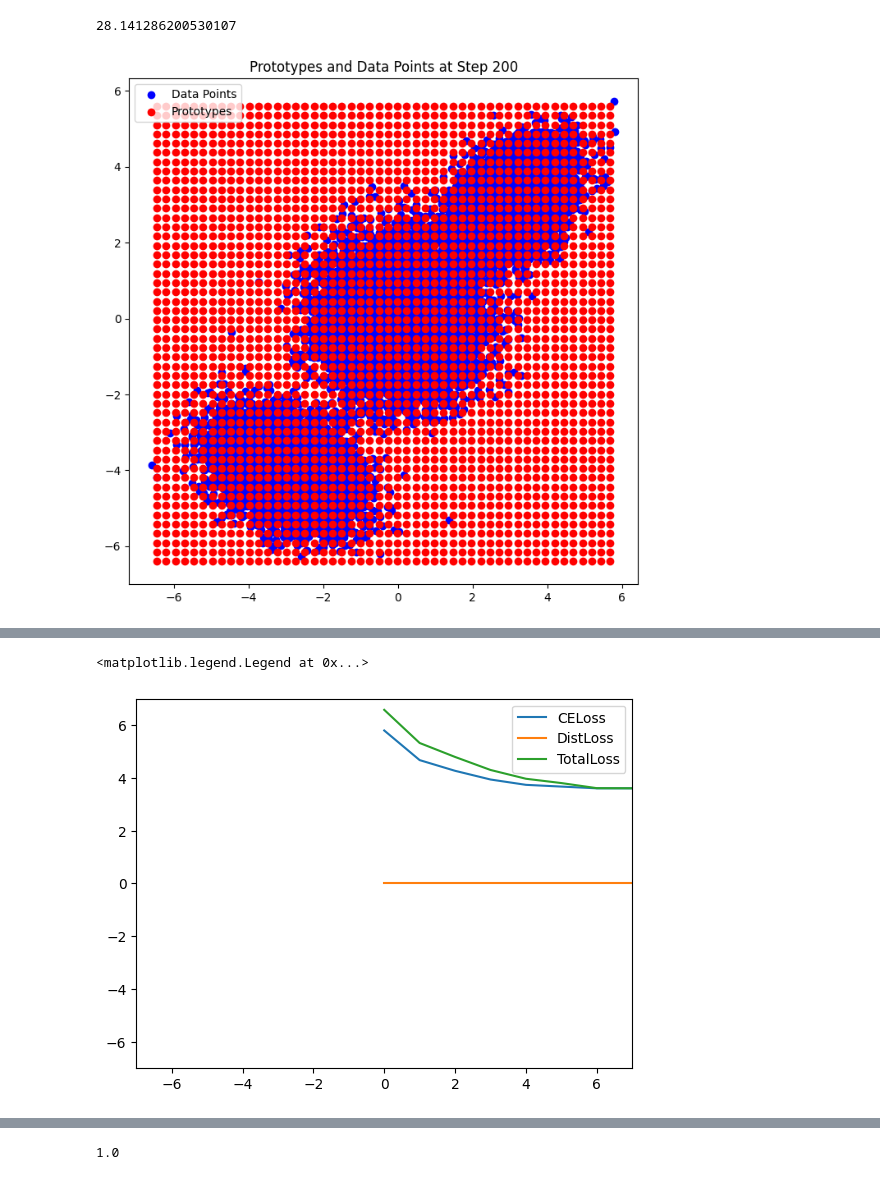
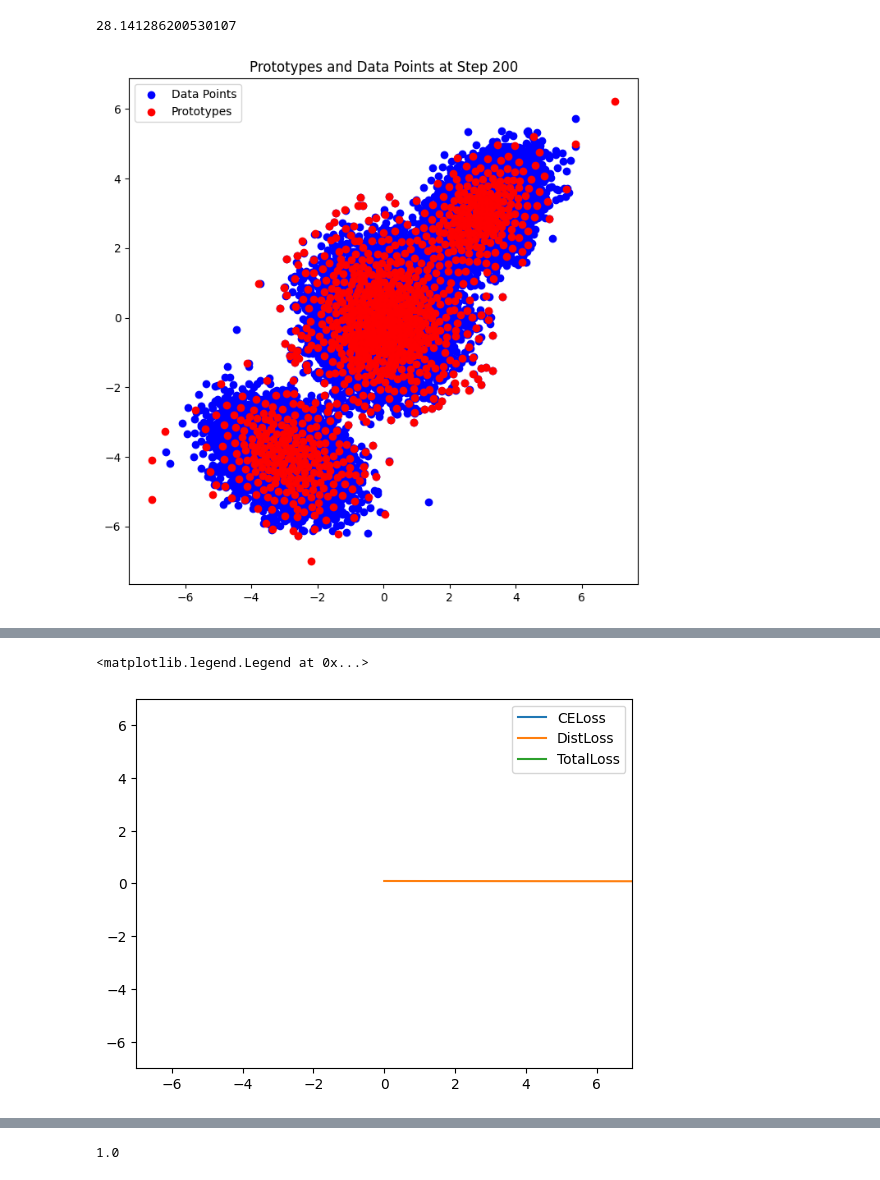
Before and after one commit to batuceng/max_quantile, a Jupyter notebook: 2d_prototypes_v5.ipynb, the cells around one changed output, grey strips where cells are left out. Cells and saved outputs as stored; diff of their text form; code cells hidden in the pictures.

```diff
--- a/2d_prototypes_v5.ipynb
+++ b/2d_prototypes_v5.ipynb
@@ -416,10 +416,17 @@ class UnconditionalProtoClassifier(nn.Module):
         return x
 # %%
 def distance_based_ce(logits, cdist):
-    # take softmax of the cdists
+    # Compute softmax probabilities from logits
     probs = F.softmax(logits, dim=1)
-    return (cdist.detach() * probs).sum(dim=1).mean()
 
+    # Normalize the L2 distances
+    cdist = cdist / cdist.sum(dim=1, keepdim=True)
+
+    # Apply cross entropy based on the L2 distances
+    loss = -torch.sum(cdist * torch.log(probs), dim=1)
+
+    # Return the mean loss across the batch
+    return loss.mean()
 
 def distance_based_labeling(cdist,logits):
     # take softmax of the cdists
@@ -484,52 +491,55 @@ for step in range(200):
         plt.title(f'Prototypes and Data Points at Step {step+1}')
         plt.legend()
         plt.show()
-    # # Clear unused protos
-    # if (step!=0) and ((step+1) % 20 == 0):
-    #     with torch.no_grad():
-    #         logits = model(train_x)
+    # Clear unused protos
+    if (step!=0) and ((step+1) % 20 == 0):
+        with torch.no_grad():
+            logits = model(train_x)
 
-    #         cdist_list = torch.cdist(train_y, protos, p=2)
-    #         mindist, pos = torch.min(cdist_list, dim=1)
+            cdist_list = torch.cdist(train_y, protos, p=2)
+            mindist, pos = torch.min(cdist_list, dim=1)
 
-    #         prototype_usage = torch.bincount(pos, minlength=protos.size(0)).detach()
-    #         active_prototypes = torch.where(prototype_usage > 0)[0]
-    #         model.fc.weight = torch.nn.parameter.Parameter(torch.index_select(model.fc.weight, dim=0, index=active_prototypes), requires_grad=True)
-    #         model.fc.bias = torch.nn.parameter.Parameter(torch.index_select(model.fc.bias, dim=0, index=active_prototypes), requires_grad=True)
-    #         protos = torch.nn.parameter.Parameter(torch.index_select(protos, dim=0, index=active_prototypes), requires_grad=True)
-    #     optimizer = torch.optim.Adam(params=list(model.parameters())+ [protos], lr=0.05)
+            prototype_usage = torch.bincount(pos, minlength=protos.size(0)).detach()
+            active_prototypes = torch.where(prototype_usage > 0)[0]
+            model.fc.weight = torch.nn.parameter.Parameter(torch.index_select(model.fc.weight, dim=0, index=active_prototypes), requires_grad=True)
+            model.fc.bias = torch.nn.parameter.Parameter(torch.index_select(model.fc.bias, dim=0, index=active_prototypes), requires_grad=True)
+            protos = torch.nn.parameter.Parameter(torch.index_select(protos, dim=0, index=active_prototypes), requires_grad=True)
+        optimizer = torch.optim.Adam(params=list(model.parameters())+ [protos], lr=0.05)
 
     model.train()
     optimizer.zero_grad()
     logits = model(train_x)
 
     cdist_list = torch.cdist(train_y, protos, p=2)
     mindist, pos = torch.min(cdist_list, dim=1)
 
-    lambda_fact = 0.0
+    lambda_fact = 1
     # ce_loss = criterion(logits, pos)
     mindist_loss = lambda_fact * torch.mean(mindist)
 
-    ce_loss = distance_based_ce(logits, cdist_list.detach())
-    # protos2protos_dist = 0.2 * (-torch.cdist(protos, protos, p=2).topk(k=2, dim=1, largest=False).values.mean())
-    loss = ce_loss + mindist_loss + 0.1 * entropy_loss(logits)
+    ce_loss = distance_based_ce(logits, cdist_list)
+    # ce_loss = criterion(logits, pos)
+    # protos2protos_dist = 0.1 * (-torch.cdist(protos, protos, p=2).topk(k=2, dim=1, largest=False).values.mean())
+    loss = ce_loss + mindist_loss +0.1 * entropy_loss(logits) #+ protos2protos_dist
 
     ce_losses.append(ce_loss.data.item())
     mindist_losses.append(mindist_loss.data.item())
     losses.append(loss.data.item())
     #print(yqs.shape, train_y_tr.shape)
     loss.backward()
+    # clip the protos gradient
+    torch.nn.utils.clip_grad_norm_(protos, 0.1)
     optimizer.step()
 
     if (step==0) or ((step+1) % 10 == 0):
         print(f'epoch {step+1}, loss={loss.data.item():.4}, CE_Loss: {ce_loss.data.item()}, MinDist_Loss: {mindist_loss.data.item()}')
 
 plt.xlim(-7,7)
 plt.ylim(-7,7)
 
 plt.plot(ce_losses, label='CELoss')
 plt.plot(mindist_losses, label='DistLoss')
 plt.plot(losses, label='TotalLoss')
 plt.legend()
 # %% [output]
-[figure, old version]
+[figure, new version]
@@ -537,2 +547,2 @@ epoch 200, loss=3.605, CE_Loss: 3.604957342147827, MinDist_Loss: 0.0
 <matplotlib.legend.Legend at 0x...>
-[figure, old version]
+[figure, new version]
```
Also changed, not shown: parts of 9 cells of this notebook.
